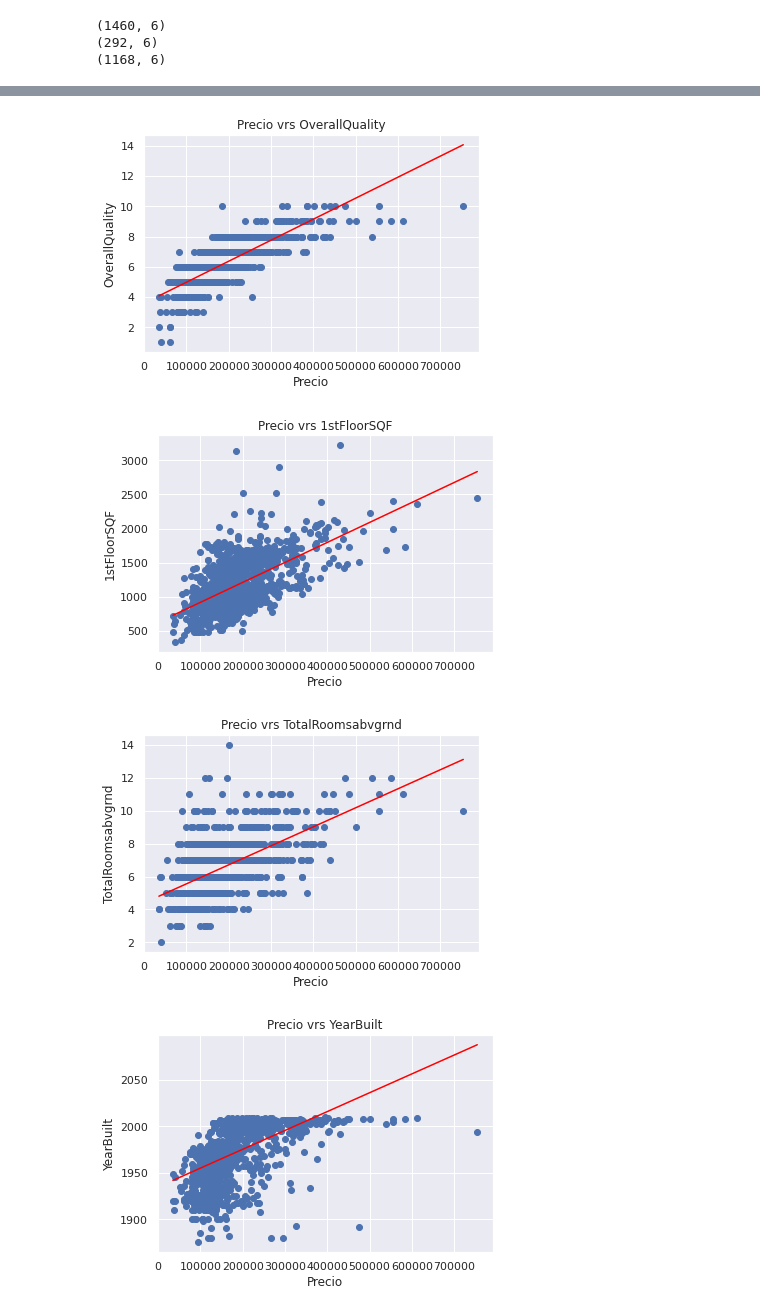
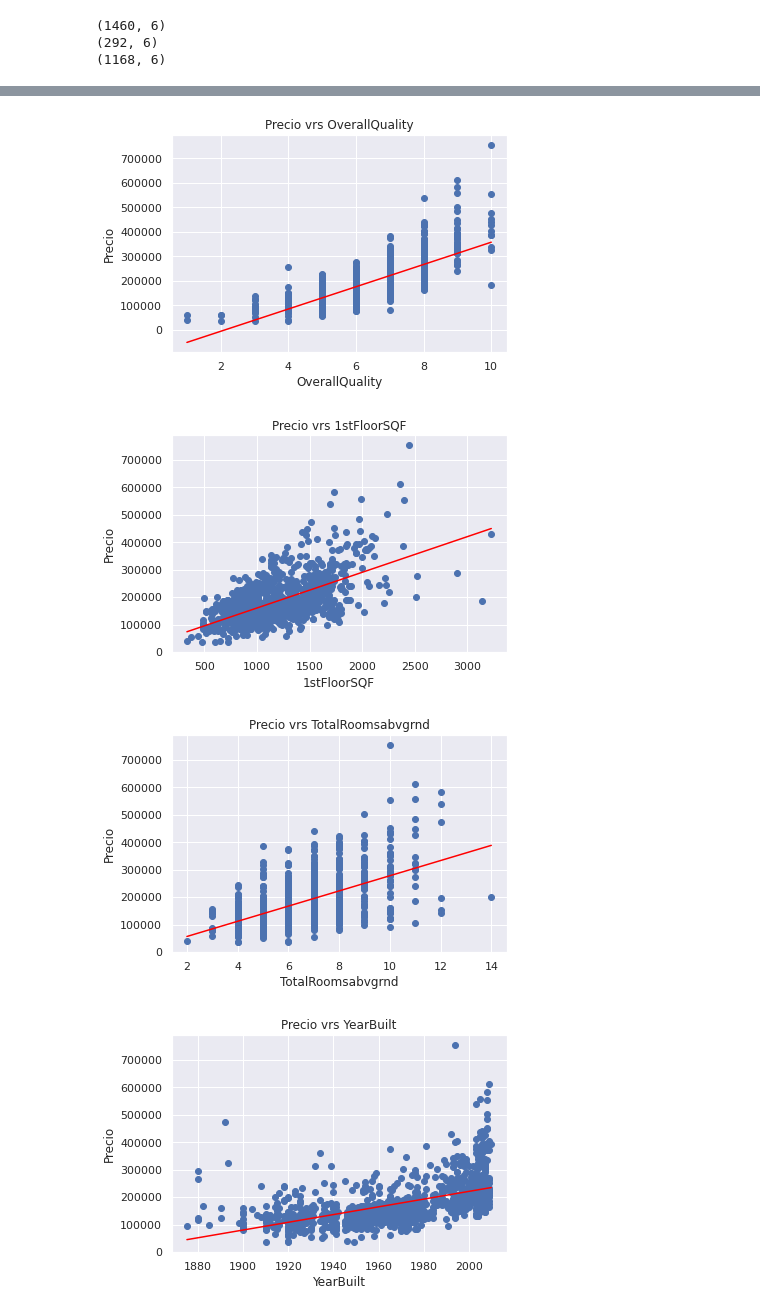
Before and after one commit to JS-DS-coder/CienciaDeDatos2021, a Jupyter notebook: Proyecto_Final.ipynb, the cells around one changed output, grey strips where cells are left out. Cells and saved outputs as stored; diff of their text form; code cells hidden in the pictures.

```diff
--- a/Proyecto_Final.ipynb
+++ b/Proyecto_Final.ipynb
@@ -60,9 +60,13 @@ def dimensiones (ds,columna,nombre):
 
 
 
-preciocasas = dsEntrenamiento[0:dsEntrenamiento.shape[0],0:1]
-print(dsEntrenamiento.shape)
-print(preciocasas.shape)
+dsPanda = pd.DataFrame(data=dsEntrenamiento,columns=["precio","OverallQuality","1stFloorSQF","TotalRoomsabvgrnd","YearBuilt","lotfrontage"])
+dsPanda.head()
+corrpearson = dsPanda.corr(method="pearson")
+
+print(corrpearson)
+
+
 dimensiones(dsEntrenamiento,1,"Precio de Venta")
 dimensiones(dsEntrenamiento,2,"Overall Quality")
 dimensiones(dsEntrenamiento,3,"1st Floor SFT")
@@ -105,54 +115,54 @@ def GraficarCorrelacion (x,y,titulo,xtitulo,ytitulo,color1):
   plt.title(titulo)
   plt.xlabel(xtitulo)
   plt.ylabel(ytitulo)
   plt.plot(np.unique(x), np.poly1d(np.polyfit(x, y, 1))(np.unique(x)), color=color1)
   plt.show()
 
 
 
-dsPanda = pd.DataFrame(data=dsEntrenamiento,columns=["precio","OverallQuality","1stFloorSQF","TotalRoomsabvgrnd","YearBuilt","lotfrontage"])
-dsPanda.head()
 
-x = dsPanda['precio']
-y = dsPanda['OverallQuality']
 
-GraficarCorrelacion(x,y,'Precio vrs OverallQuality','Precio','OverallQuality','red')
+y = dsPanda['precio']
+x = dsPanda['OverallQuality']
 
-y = dsPanda['1stFloorSQF']
-GraficarCorrelacion(x,y,'Precio vrs 1stFloorSQF','Precio','1stFloorSQF','red')
+GraficarCorrelacion(x,y,'Precio vrs OverallQuality','OverallQuality','Precio','red')
 
-y = dsPanda['TotalRoomsabvgrnd']
-GraficarCorrelacion(x,y,'Precio vrs TotalRoomsabvgrnd','Precio','TotalRoomsabvgrnd','red')
+x = dsPanda['1stFloorSQF']
+GraficarCorrelacion(x,y,'Precio vrs 1stFloorSQF','1stFloorSQF','Precio','red')
 
-y = dsPanda['YearBuilt']
-GraficarCorrelacion(x,y,'Precio vrs YearBuilt','Precio','YearBuilt','red')
+x = dsPanda['TotalRoomsabvgrnd']
+GraficarCorrelacion(x,y,'Precio vrs TotalRoomsabvgrnd','TotalRoomsabvgrnd','Precio','red')
 
-y = dsPanda['lotfrontage']
-GraficarCorrelacion(x,y,'Precio vrs lotfrontage','Precio','lotfrontage','red')
+x = dsPanda['YearBuilt']
+GraficarCorrelacion(x,y,'Precio vrs YearBuilt','YearBuilt','Precio','red')
 
-corr = dsPanda.corr(method="pearson")
-print(corr)
+x = dsPanda['lotfrontage']
+
+GraficarCorrelacion(y,x,'Precio vrs lotfrontage','Precio','lotfrontage','red')
+
+
+
+
+
+
 fig = plt.figure()
 ax = fig.add_subplot(111)
-cax = ax.matshow(corr,cmap='coolwarm', vmin=-1, vmax=1)
+cax = ax.matshow(corrpearson,cmap='coolwarm', vmin=-1, vmax=1)
 fig.colorbar(cax)
 ticks = np.arange(0,len(dsPanda.columns),1)
 ax.set_xticks(ticks)
 plt.xticks(rotation=90)
 ax.set_yticks(ticks)
 ax.set_xticklabels(dsPanda.columns)
 ax.set_yticklabels(dsPanda.columns)
 plt.show()
 
 
 #preciocasas = dsEntrenamiento[0:dsEntrenamiento.shape[0],0:1]
 #ovq = dsEntrenamiento[0:dsEntrenamiento.shape[0],1:2]
-
-#np.corrcoef(preciocasas,ovq)
-#np.corrcoef(preciocasas,ovq)
 # %% [output]
-[figure, old version]
+[figure, new version]
-[figure, old version]
+[figure, new version]
-[figure, old version]
+[figure, new version]
-[figure, old version]
+[figure, new version]
 [figure]
```
Also changed, not shown: parts of 4 cells of this notebook.
